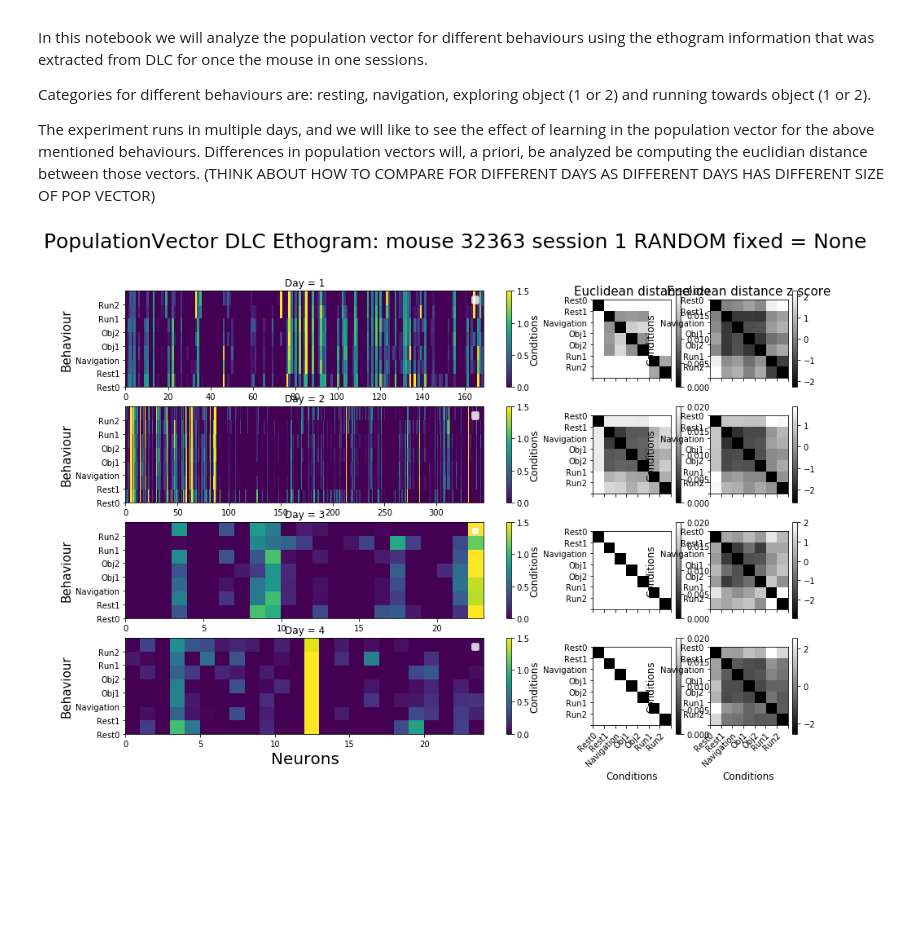
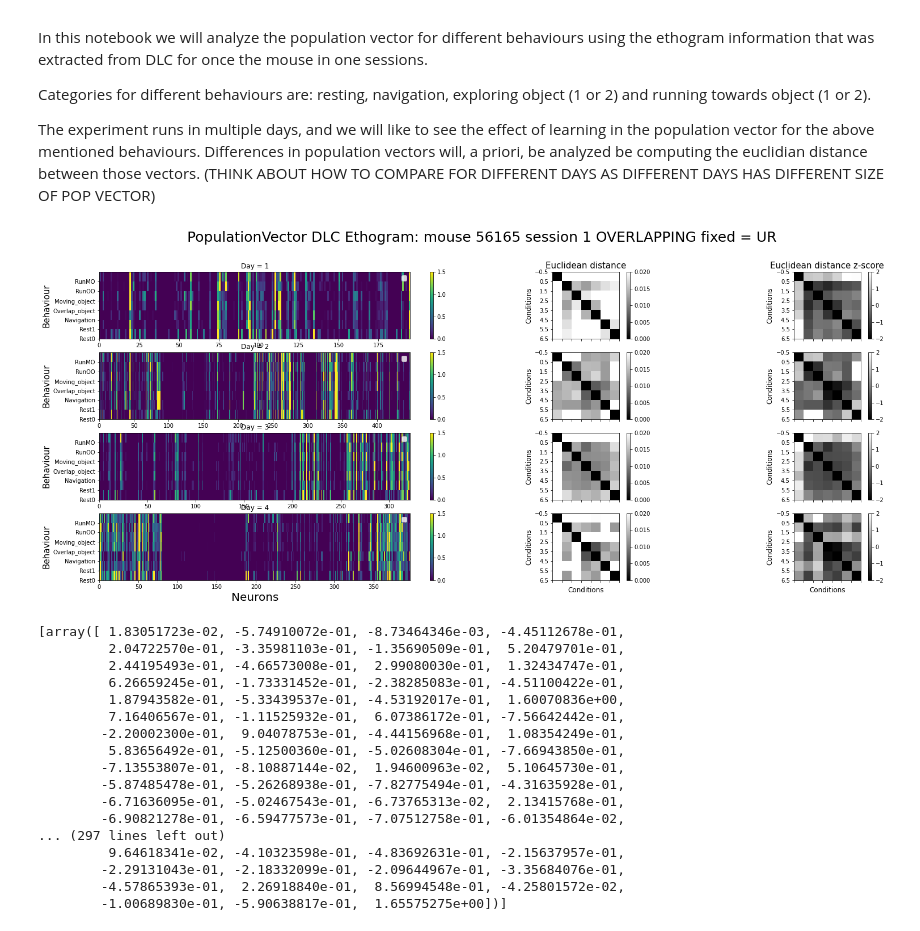
Before and after one commit to melisamc89/neural_analysys, a Jupyter notebook: src/population_vector_analysis_DLC.ipynb, the cells around one changed output. Saved outputs shown, nothing was run; the diff lists cells and outputs as text; code cells hidden in the pictures; blank space fills up the shorter version.

```diff
--- a/src/population_vector_analysis_DLC.ipynb
+++ b/src/population_vector_analysis_DLC.ipynb
@@ -31,7 +31,7 @@ import math
 # define mouse information, and preprocessin versions from analysis.
 # load data for all sessions in this mouse and compute mean activity for each neuron.
 
-mouse = 32363         ### mouse number id
+mouse = 56165         ### mouse number id
 decoding_v = 1            ## decoding version, normaly equal to one
 motion_correction_v = 20  ### 100 means everything was aligned, 200 means it was also equalized, 20 is for day wise
 alignment_v = 3           ## alignment version, version 3 is for day wise
@@ -42,7 +42,7 @@ component_evaluation_v = 1 ## component evaluation version
 # here we will do analysis with no registration
 # registration_v = 2        ## registration version
 sf = 10                   ## sampling frequency of the original signal
-re_sf= 10                 ## value of resampling
+re_sf= 1                 ## value of resampling
 session_now = 1
 period = int(1 * sf / re_sf)
 period_resting = period *10
@@ -309,3 +337,20 @@ for day in range(len(behaviour_list)):
+# %%
+# z-score the traces
+# events_activity = []
+# for day in range(len(behaviour_list)):
+#     target_activity = []
+#     for target in id_target:
+#         mean_z_score = np.mean(events_activity_pre_norm[day][target],axis=0)
+#         #print(mean_z_score.shape)
+#         std_z_score = np.std(events_activity_pre_norm[day][target],axis=0)
+#         events_target = []
+#         for event in range(len(events_activity_pre_norm[day][target])):
+#             new_activity = (events_activity_pre_norm[day][target][event]-mean_z_score)/std_z_score
+#             #new_activity = events_activity_pre_norm[day][target][event]
+#             events_target.append(new_activity)
+#         target_activity.append(events_target)
+#     events_activity.append(target_activity)
+behavioural_events_days_list = events_activity_pre_norm
 # %%
 population_vector = []
 for day in range(len(behaviour_list)):
@@ -342,16 +387,16 @@ cm = m.colors.LinearSegmentedColormap('my_colormap', cdict, 1024)
 
 
 fig = plt.figure()
-gs = plt.GridSpec(len(behaviour_list), 6)
+gs = plt.GridSpec(len(behaviour_list), 10)
 
 vmin= 0
 vmax=0.02
-
 vmin_corr = 0
 vmax_corr = 1.5
+conditions = labels
 
 for day in range(len(behaviour_list)):
-    ax = fig.add_subplot(gs[day, 0:4])
+    ax = fig.add_subplot(gs[day, 0:5])
 
     #for j in range(len(population_vector[day])):
         #ax.plot(population_vector[day][j])
@@ -371,7 +416,7 @@ for day in range(len(behaviour_list)):
     ax.set_title('Day = ' + f'{day+1}')
 
 
-    ax1 = fig.add_subplot(gs[day, 4])
+    ax1 = fig.add_subplot(gs[day, 5:7])
     if day == 0:
         ax1.set_title('Euclidean distance', fontsize = 15)
     x = ax1.imshow(euclidean_distance_list[day], cmap = 'gray')
@@ -380,12 +425,12 @@ for day in range(len(behaviour_list)):
 
     x_pos = np.arange(-0.5,len(conditions)+0.5)
     ax1.set_yticks(x_pos)
-    ax1.set_yticklabels(conditions)
+    #ax1.set_yticklabels(conditions)
     ax1.set_xticks(x_pos)
     ax1.set_xticklabels([])
     if day == len(behaviour_list)-1:
         ax1.set_xticks(x_pos)
-        ax1.set_xticklabels(conditions)
+        #ax1.set_xticklabels(conditions)
         ax1.set_xlabel('Conditions', fontsize = 12)
     ax1.set_ylabel('Conditions', fontsize = 12)
 
@@ -393,45 +438,65 @@ for day in range(len(behaviour_list)):
              rotation_mode="anchor")
     fig.colorbar(x, ax=ax1)
 
-    ax1 = fig.add_subplot(gs[day, 5])
+    ax1 = fig.add_subplot(gs[day, 8:10])
     if day == 0:
         ax1.set_title('Euclidean distance z-score', fontsize = 15)
     x = ax1.imshow(euclidean_distance_list_z[day], cmap = 'gray')
-    #x = ax.pcolormesh(euclidean_distance_list[day], cmap = 'gray')
-    #x.set_clim(vmin,vmax)
+    #x = ax1.pcolormesh(euclidean_distance_list[day], cmap = 'gray')
+    x.set_clim(-2,2)
 
     x_pos = np.arange(-0.5,len(conditions)+0.5)
     ax1.set_yticks(x_pos)
-    ax1.set_yticklabels(conditions)
+    #ax1.set_yticklabels(conditions)
     ax1.set_xticks(x_pos)
     ax1.set_xticklabels([])
     if day == len(behaviour_list)-1:
         ax1.set_xticks(x_pos)
-        ax1.set_xticklabels(conditions)
+        #ax1.set_xticklabels(conditions)
         ax1.set_xlabel('Conditions', fontsize = 12)
     ax1.set_ylabel('Conditions', fontsize = 12)
 
     plt.setp(ax1.get_xticklabels(), rotation=45, ha="right",
              rotation_mode="anchor")
     fig.colorbar(x, ax=ax1)
 
 
 
 
 fig.tight_layout()
-fig.set_size_inches(15,10)
+fig.set_size_inches(25,10)
 #fig.suptitle('Population Vector differences: ' + task + ' fixed = ' + fixed  , fontsize = 25)
 fig.suptitle('PopulationVector DLC Ethogram: mouse '+f'{mouse}'+' session '+f'{session}' +' '+ task + ' fixed = ' + fixed  , fontsize = 25)
 
 #figure_name = figure_path +'population_vector_events_mouse_'+f'{mouse}'+'_session_'+f'{session}'+\
 #                             '_binsize_'+f'{re_sf}'+'_period_'+ f'{period}'  +'.png'
 
 figure_name = figure_path +'population_vector_DLCevents_mouse_'+f'{mouse}'+'_session_'+f'{session}'+\
                              '_binsize_'+f'{re_sf}'+'_period_'+ f'{period}'  +'.png'
 
 fig.savefig(figure_name)
 # %% [output]
-[figure, old version]
+[figure, new version]
+# %%
+population_vector[0]
+# %% [output]
+[array([ 1.83051723e-02, -5.74910072e-01, -8.73464346e-03, -4.45112678e-01,
+         2.04722570e-01, -3.35981103e-01, -1.35690509e-01,  5.20479701e-01,
+         2.44195493e-01, -4.66573008e-01,  2.99080030e-01,  1.32434747e-01,
+         6.26659245e-01, -1.73331452e-01, -2.38285083e-01, -4.51100422e-01,
+         1.87943582e-01, -5.33439537e-01, -4.53192017e-01,  1.60070836e+00,
+         7.16406567e-01, -1.11525932e-01,  6.07386172e-01, -7.56642442e-01,
+        -2.20002300e-01,  9.04078753e-01, -4.44156968e-01,  1.08354249e-01,
+         5.83656492e-01, -5.12500360e-01, -5.02608304e-01, -7.66943850e-01,
+        -7.13553807e-01, -8.10887144e-02,  1.94600963e-02,  5.10645730e-01,
+        -5.87485478e-01, -5.26268938e-01, -7.82775494e-01, -4.31635928e-01,
+        -6.71636095e-01, -5.02467543e-01, -6.73765313e-02,  2.13415768e-01,
+        -6.90821278e-01, -6.59477573e-01, -7.07512758e-01, -6.01354864e-02,
+... (297 lines left out)
+         9.64618341e-02, -4.10323598e-01, -4.83692631e-01, -2.15637957e-01,
+        -2.29131043e-01, -2.18332099e-01, -2.09644967e-01, -3.35684076e-01,
+        -4.57865393e-01,  2.26918840e-01,  8.56994548e-01, -4.25801572e-02,
+        -1.00689830e-01, -5.90638817e-01,  1.65575275e+00])]
 # %%
 ## plot evolution of euclidean distance in multiple days
 
```
Also changed, not shown: parts of 3 cells of this notebook, 4 other files.
